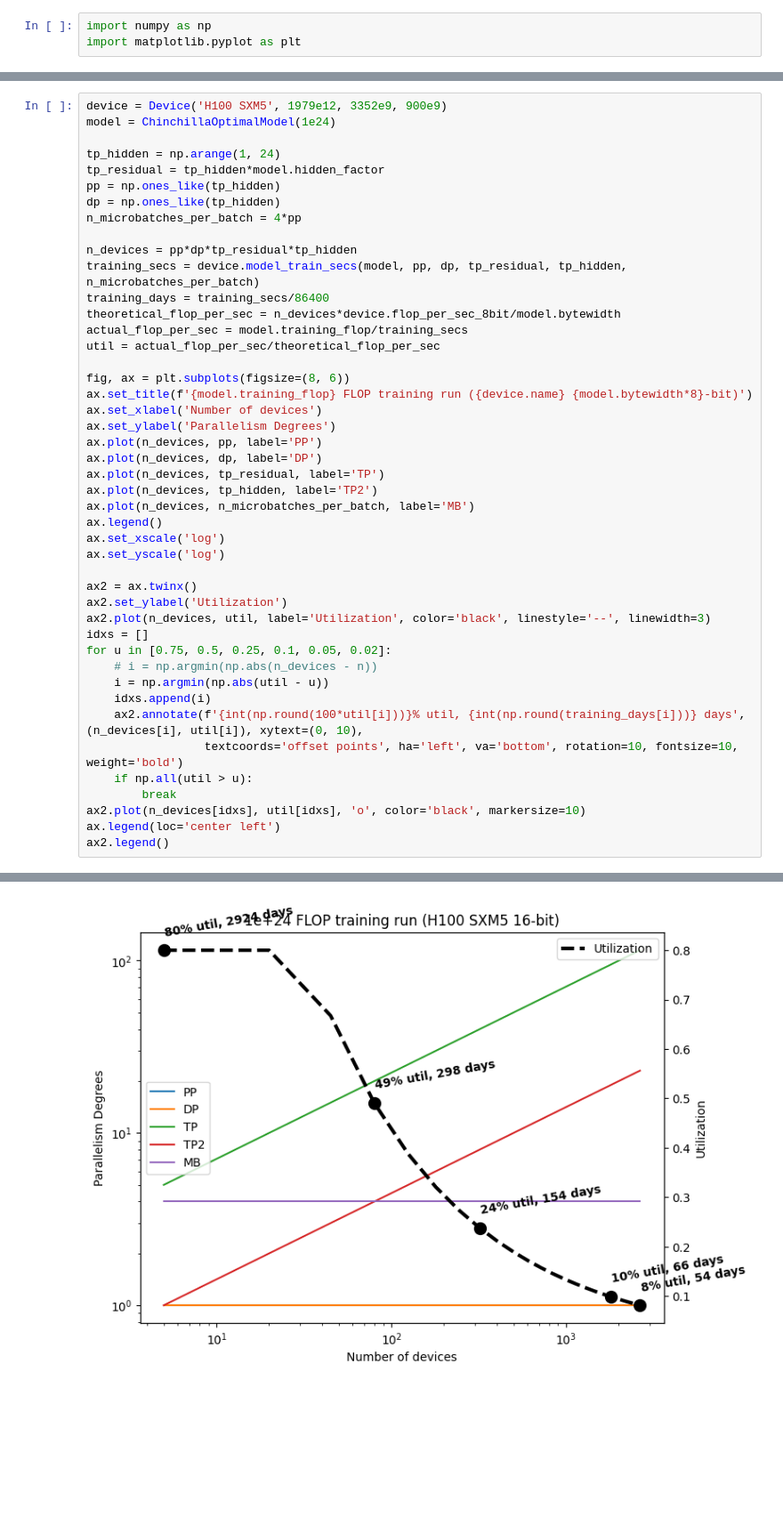
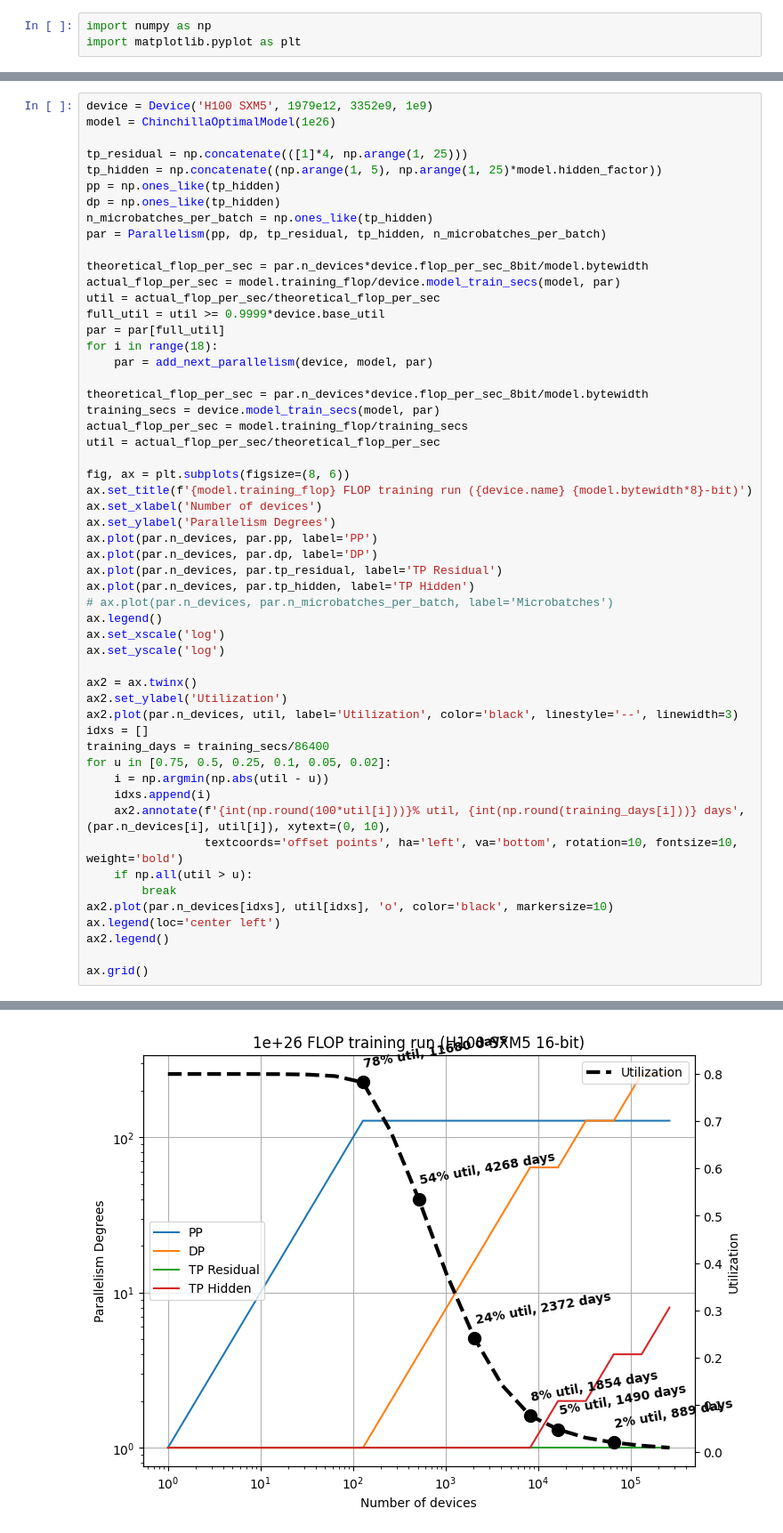
Before and after one commit to davidsj/ml_par_sim, a Jupyter notebook: run_optimizer2.ipynb, the cells around one changed output, grey strips where cells are left out. Shown at 89% size. Drawn from its saved outputs; the diff is of its cells as text; blank space fills up the shorter version.

Commit message:
run optimizer actually working decently well

```diff
--- a/run_optimizer2.ipynb
+++ b/run_optimizer2.ipynb
@@ -246,17 +238,24 @@ model = ChinchillaOptimalModel(1e27)
 # %%
-device = Device('H100 SXM5', 1979e12, 3352e9, 900e9)
-model = ChinchillaOptimalModel(1e24)
+device = Device('H100 SXM5', 1979e12, 3352e9, 1e9)
+model = ChinchillaOptimalModel(1e26)
 
-tp_hidden = np.arange(1, 24)
-tp_residual = tp_hidden*model.hidden_factor
+tp_residual = np.concatenate(([1]*4, np.arange(1, 25)))
+tp_hidden = np.concatenate((np.arange(1, 5), np.arange(1, 25)*model.hidden_factor))
 pp = np.ones_like(tp_hidden)
 dp = np.ones_like(tp_hidden)
-n_microbatches_per_batch = 4*pp
+n_microbatches_per_batch = np.ones_like(tp_hidden)
+par = Parallelism(pp, dp, tp_residual, tp_hidden, n_microbatches_per_batch)
 
-n_devices = pp*dp*tp_residual*tp_hidden
-training_secs = device.model_train_secs(model, pp, dp, tp_residual, tp_hidden, n_microbatches_per_batch)
-training_days = training_secs/86400
-theoretical_flop_per_sec = n_devices*device.flop_per_sec_8bit/model.bytewidth
+theoretical_flop_per_sec = par.n_devices*device.flop_per_sec_8bit/model.bytewidth
+actual_flop_per_sec = model.training_flop/device.model_train_secs(model, par)
+util = actual_flop_per_sec/theoretical_flop_per_sec
+full_util = util >= 0.9999*device.base_util
+par = par[full_util]
+for i in range(18):
+    par = add_next_parallelism(device, model, par)
+
+theoretical_flop_per_sec = par.n_devices*device.flop_per_sec_8bit/model.bytewidth
+training_secs = device.model_train_secs(model, par)
 actual_flop_per_sec = model.training_flop/training_secs
 util = actual_flop_per_sec/theoretical_flop_per_sec
 
@@ -264,28 +263,30 @@ fig, ax = plt.subplots(figsize=(8, 6))
 ax.set_title(f'{model.training_flop} FLOP training run ({device.name} {model.bytewidth*8}-bit)')
 ax.set_xlabel('Number of devices')
 ax.set_ylabel('Parallelism Degrees')
-ax.plot(n_devices, pp, label='PP')
-ax.plot(n_devices, dp, label='DP')
-ax.plot(n_devices, tp_residual, label='TP')
-ax.plot(n_devices, tp_hidden, label='TP2')
-ax.plot(n_devices, n_microbatches_per_batch, label='MB')
+ax.plot(par.n_devices, par.pp, label='PP')
+ax.plot(par.n_devices, par.dp, label='DP')
+ax.plot(par.n_devices, par.tp_residual, label='TP Residual')
+ax.plot(par.n_devices, par.tp_hidden, label='TP Hidden')
+# ax.plot(par.n_devices, par.n_microbatches_per_batch, label='Microbatches')
 ax.legend()
 ax.set_xscale('log')
 ax.set_yscale('log')
 
 ax2 = ax.twinx()
 ax2.set_ylabel('Utilization')
-ax2.plot(n_devices, util, label='Utilization', color='black', linestyle='--', linewidth=3)
+ax2.plot(par.n_devices, util, label='Utilization', color='black', linestyle='--', linewidth=3)
 idxs = []
+training_days = training_secs/86400
 for u in [0.75, 0.5, 0.25, 0.1, 0.05, 0.02]:
-    # i = np.argmin(np.abs(n_devices - n))
     i = np.argmin(np.abs(util - u))
     idxs.append(i)
-    ax2.annotate(f'{int(np.round(100*util[i]))}% util, {int(np.round(training_days[i]))} days', (n_devices[i], util[i]), xytext=(0, 10),
+    ax2.annotate(f'{int(np.round(100*util[i]))}% util, {int(np.round(training_days[i]))} days', (par.n_devices[i], util[i]), xytext=(0, 10),
                  textcoords='offset points', ha='left', va='bottom', rotation=10, fontsize=10, weight='bold')
     if np.all(util > u):
         break
-ax2.plot(n_devices[idxs], util[idxs], 'o', color='black', markersize=10)
+ax2.plot(par.n_devices[idxs], util[idxs], 'o', color='black', markersize=10)
 ax.legend(loc='center left')
 ax2.legend()
+
+ax.grid()
 # %% [output]
@@ -293 +293 @@ ax2.legend()
-[figure, old version]
+[figure, new version]
```
Also changed, not shown: parts of 6 cells of this notebook.
